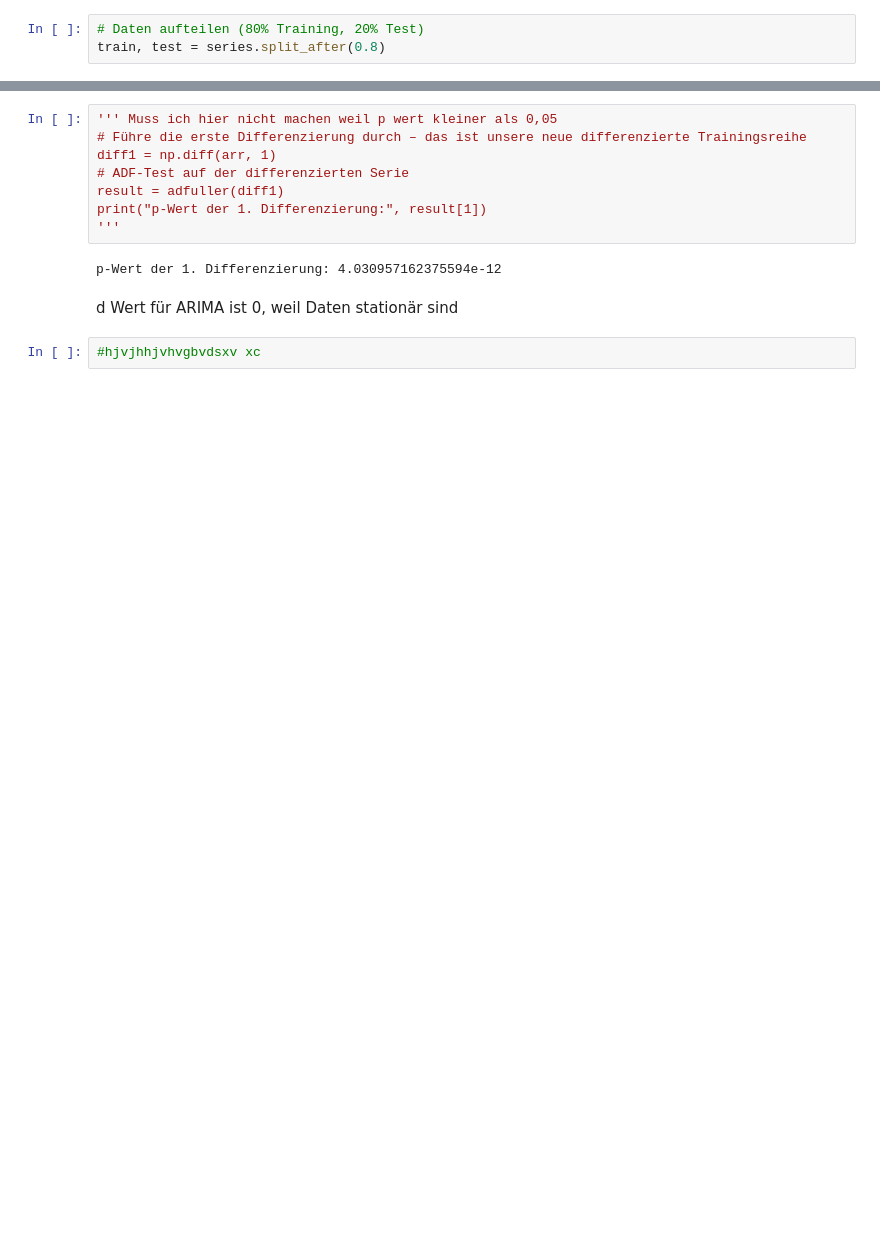
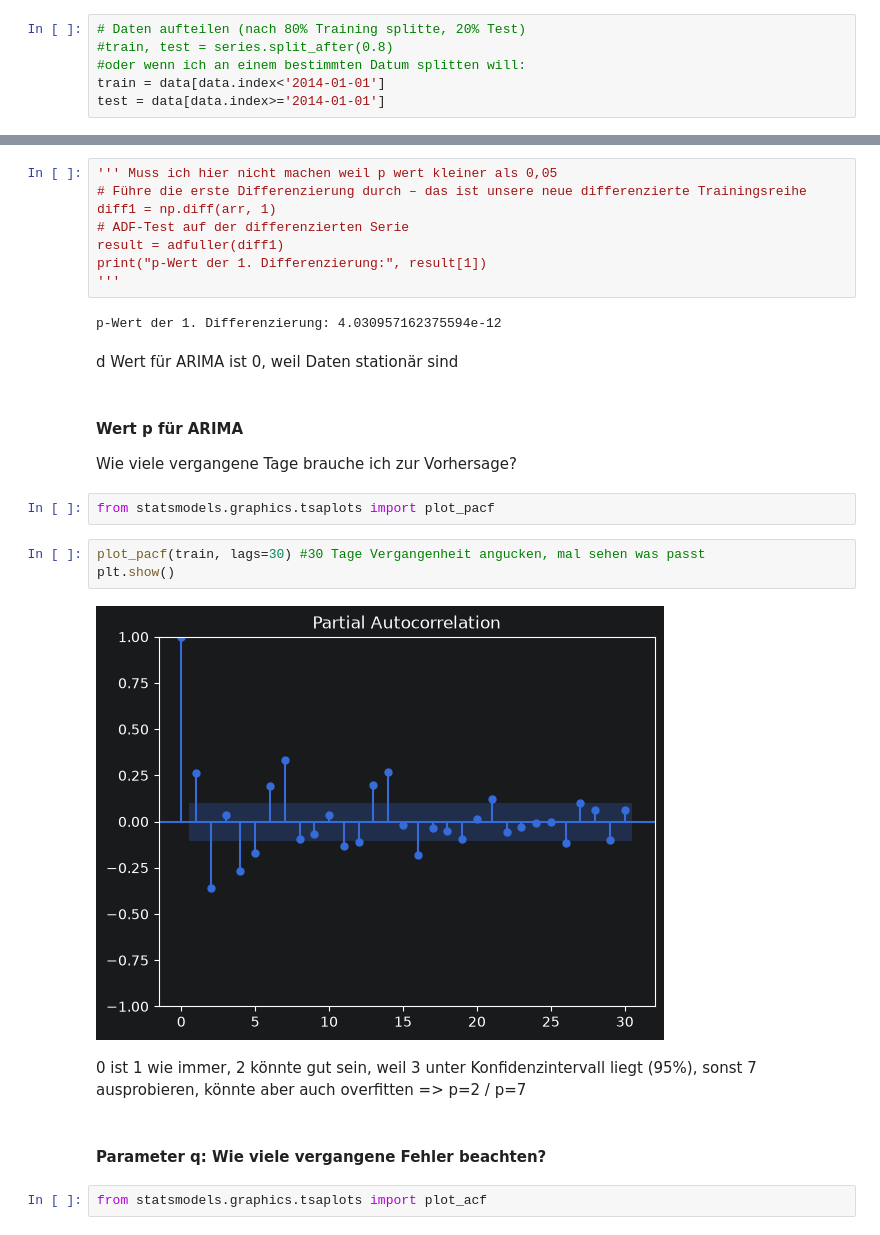
Before and after one commit to ka-katrin/Python_Timeseries_Project, a Jupyter notebook: Einzelhandels-Nachfrageprognose.ipynb, the cells around one changed output, grey strips where cells are left out. Cells and saved outputs as stored; diff of their text form; blank space fills up the shorter version.

Commit message:
ARIMA fertig, val. durch class report fehlt;

```diff
--- a/Einzelhandels-Nachfrageprognose.ipynb
+++ b/Einzelhandels-Nachfrageprognose.ipynb
@@ -131,8 +171,11 @@ series.plot()
 <Axes: xlabel='time'>
 [figure]
 # %%
-# Daten aufteilen (80% Training, 20% Test)
-train, test = series.split_after(0.8)
+# Daten aufteilen (nach 80% Training splitte, 20% Test)
+#train, test = series.split_after(0.8)
+#oder wenn ich an einem bestimmten Datum splitten will:
+train = data[data.index<'2014-01-01']
+test = data[data.index>='2014-01-01']
 # %% [markdown]
 ### für ARIMA / SARIMA
 # %%
@@ -186,5 +231,20 @@ print("p-Wert der 1. Differenzierung:", result[1])
 p-Wert der 1. Differenzierung: 4.030957162375594e-12
 # %% [markdown]
 d Wert für ARIMA ist 0, weil Daten stationär sind
+# %% [markdown]
+#### Wert p für ARIMA
+Wie viele vergangene Tage brauche ich zur Vorhersage?
 # %%
-#hjvjhhjvhvgbvdsxv xc
+from statsmodels.graphics.tsaplots import plot_pacf
+# %%
+plot_pacf(train, lags=30) #30 Tage Vergangenheit angucken, mal sehen was passt
+plt.show()
+# %% [output]
+[figure, added]
+# %% [markdown]
+0 ist 1 wie immer, 2 könnte gut sein, weil 3 unter Konfidenzintervall liegt (95%), sonst 7 ausprobieren, könnte aber auch overfitten
+=> p=2 / p=7
+# %% [markdown]
+#### Parameter q: Wie viele vergangene Fehler beachten?
+# %%
+from statsmodels.graphics.tsaplots import plot_acf
```
Also changed, not shown: parts of 25 cells of this notebook.
